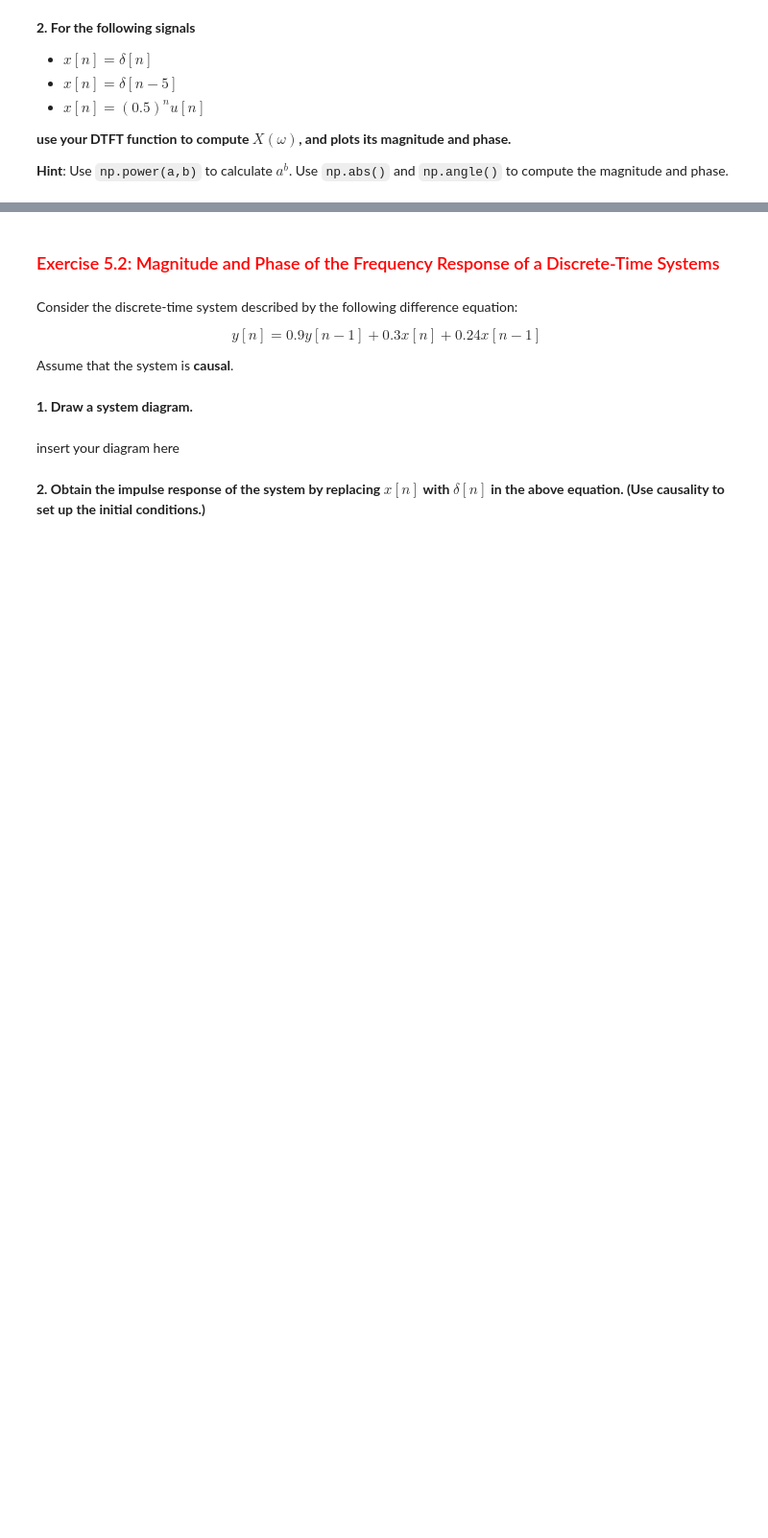
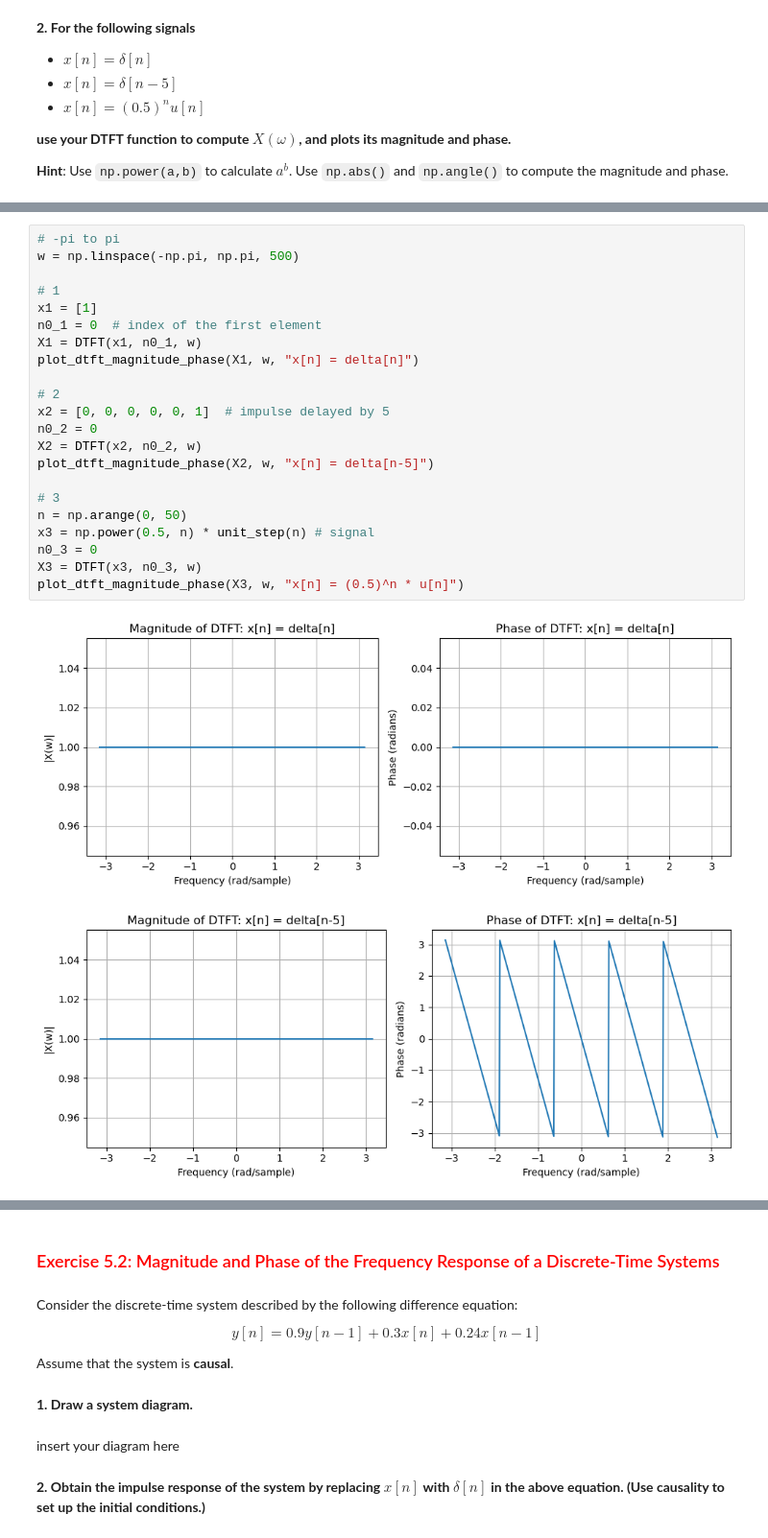
Before and after one commit to 2024Fall-Purdue-ECE438-Lab-demos/lab3-frequency-analysis-jakestulgate, a Jupyter notebook: lab03_final_report.ipynb, the cells around one changed output, grey strips where cells are left out. Shown at 96% size. Saved outputs shown, nothing was run; the diff lists cells and outputs as text; blank space fills up the shorter version.

```diff
--- a/lab03_final_report.ipynb
+++ b/lab03_final_report.ipynb
@@ -147,0 +253,25 @@ def DTFT(x,n0,w):
+# %%
+# -pi to pi
+w = np.linspace(-np.pi, np.pi, 500)
+
+# 1
+x1 = [1]
+n0_1 = 0  # index of the first element
+X1 = DTFT(x1, n0_1, w)
+plot_dtft_magnitude_phase(X1, w, "x[n] = delta[n]")
+
+# 2
+x2 = [0, 0, 0, 0, 0, 1]  # impulse delayed by 5
+n0_2 = 0
+X2 = DTFT(x2, n0_2, w)
+plot_dtft_magnitude_phase(X2, w, "x[n] = delta[n-5]")
+
+# 3
+n = np.arange(0, 50)
+x3 = np.power(0.5, n) * unit_step(n) # signal
+n0_3 = 0
+X3 = DTFT(x3, n0_3, w)
+plot_dtft_magnitude_phase(X3, w, "x[n] = (0.5)^n * u[n]")
+# %% [output]
+[figure, added]
+[figure, added]
```
Also changed, not shown: parts of 41 cells of this notebook, 17 other files.
